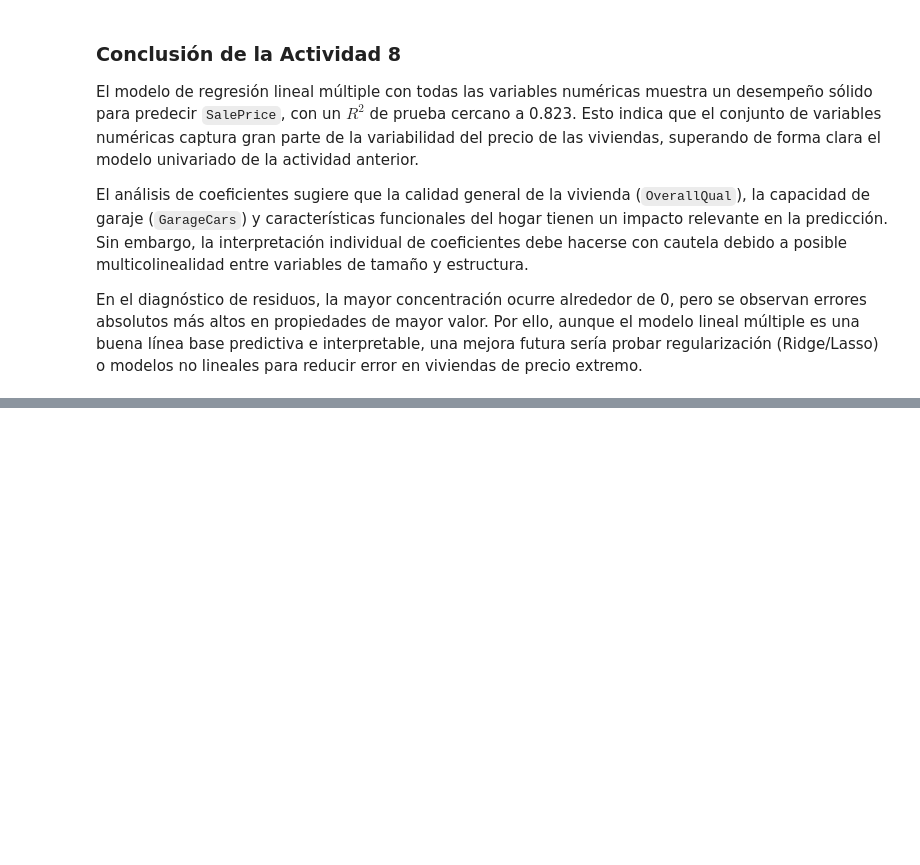
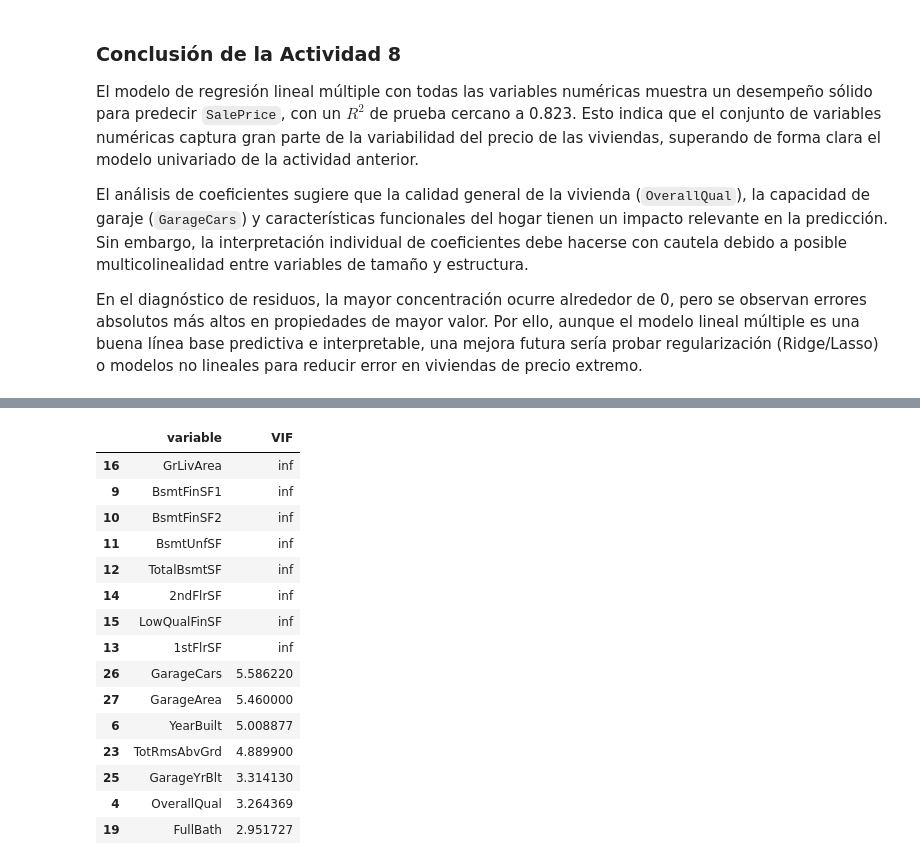
Before and after one commit to erickguerra2/MD-LAB03, a Jupyter notebook: main.ipynb, the cells around one changed output, grey strips where cells are left out. Drawn from its saved outputs; the diff is of its cells as text; code cells hidden in the pictures; blank space fills up the shorter version.

Commit message:
actividad 9

```diff
--- a/main.ipynb
+++ b/main.ipynb
@@ -1156,0 +1167,66 @@ En el diagnóstico de residuos, la mayor concentración ocurre alrededor de 0, p
+# %%
+# 9.1 Analisis de correlacion y multicolinealidad
+import numpy as np
+import pandas as pd
+import seaborn as sns
+import matplotlib.pyplot as plt
+
+from sklearn.linear_model import LinearRegression, RidgeCV
+from sklearn.preprocessing import StandardScaler
+from sklearn.pipeline import Pipeline
+from sklearn.metrics import r2_score, mean_squared_error, mean_absolute_error
+
+# Reusar variables de la Actividad 8
+X_a9 = X_multi.copy()
+y_a9 = y_multi.copy()
+
+# Correlacion predictor-respuesta
+corr_target = X_a9.join(y_a9.rename('SalePrice')).corr()['SalePrice'].drop('SalePrice')
+corr_target_df = corr_target.abs().sort_values(ascending=False).reset_index()
+corr_target_df.columns = ['variable', 'abs_corr_SalePrice']
+
+# Correlaciones altas entre predictores (umbral)
+corr_pred = X_a9.corr().abs()
+upper = corr_pred.where(np.triu(np.ones(corr_pred.shape), k=1).astype(bool))
+threshold_corr = 0.80
+high_corr_pairs = (
+    upper.stack()
+    .reset_index()
+    .rename(columns={'level_0': 'var1', 'level_1': 'var2', 0: 'abs_corr'})
+    .query('abs_corr >= @threshold_corr')
+    .sort_values('abs_corr', ascending=False)
+)
+
+# Calculo de VIF con regresiones auxiliares (sin statsmodels)
+def calculate_vif(df_num):
+    vif_rows = []
+    cols = df_num.columns.tolist()
+    for col in cols:
+        y_col = df_num[col].values
+        X_cols = df_num.drop(columns=[col]).values
+        aux_model = LinearRegression()
+        aux_model.fit(X_cols, y_col)
+        r2_col = aux_model.score(X_cols, y_col)
+        if r2_col >= 0.999999:
+            vif = np.inf
+        else:
+            vif = 1.0 / (1.0 - r2_col)
+        vif_rows.append((col, vif))
+    return pd.DataFrame(vif_rows, columns=['variable', 'VIF']).sort_values('VIF', ascending=False)
+
+vif_df = calculate_vif(X_a9)
+vif_altos = vif_df[vif_df['VIF'] > 10].copy()
+
+print('=== MULTICOLINEALIDAD ===')
+print(f'Pares de predictores con |corr| >= {threshold_corr}: {len(high_corr_pairs)}')
+print(f'Variables con VIF > 10: {len(vif_altos)}')
+
+print('\nTop 10 variables mas correlacionadas con SalePrice (valor absoluto):')
+display(corr_target_df.head(10))
+
+print('Top 15 VIF:')
+display(vif_df.head(15))
+
+print('Pares con mayor correlacion entre predictores (top 15):')
+display(high_corr_pairs.head(15))
+# %% [output]
@@ -1156,0 +1250,16 @@ En el diagnóstico de residuos, la mayor concentración ocurre alrededor de 0, p
+|  | variable | VIF |
+| 16 | GrLivArea | inf |
+| 9 | BsmtFinSF1 | inf |
+| 10 | BsmtFinSF2 | inf |
+| 11 | BsmtUnfSF | inf |
+| 12 | TotalBsmtSF | inf |
+| 14 | 2ndFlrSF | inf |
+| 15 | LowQualFinSF | inf |
+| 13 | 1stFlrSF | inf |
+| 26 | GarageCars | 5.586220 |
+| 27 | GarageArea | 5.460000 |
+| 6 | YearBuilt | 5.008877 |
+| 23 | TotRmsAbvGrd | 4.889900 |
+| 25 | GarageYrBlt | 3.314130 |
+| 4 | OverallQual | 3.264369 |
+| 19 | FullBath | 2.951727 |
```
Also changed, not shown: parts of 5 cells of this notebook.
